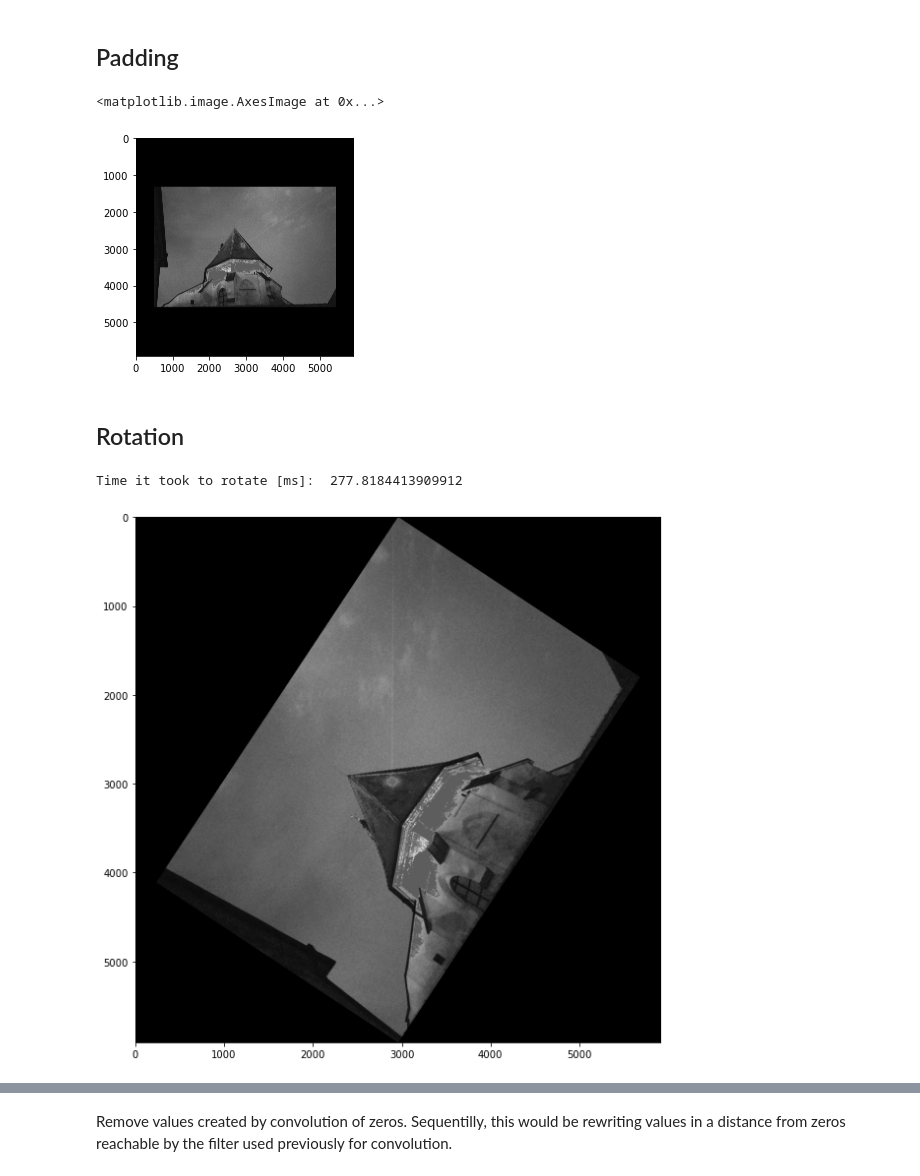
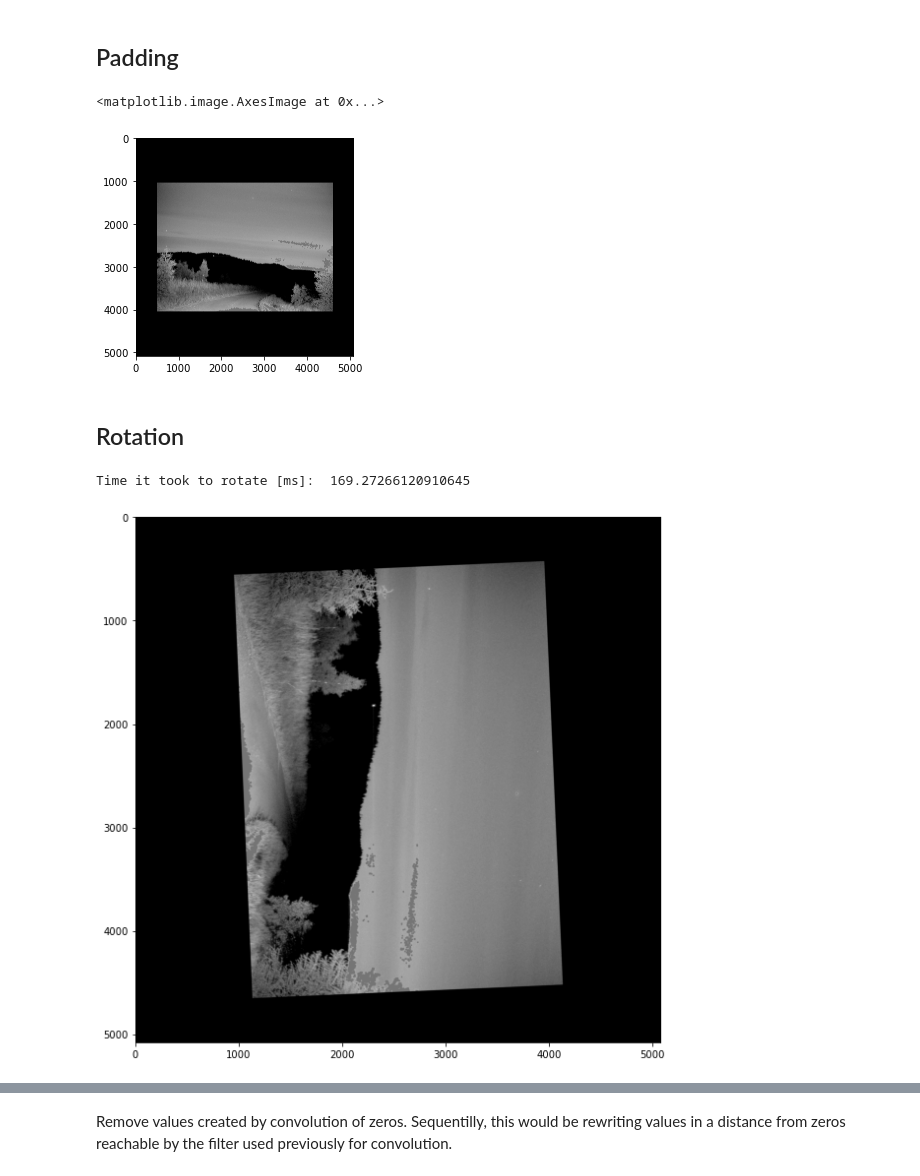
Before and after one commit to LadaOndris/apaler, a Jupyter notebook: detection/rotation.ipynb, the cells around one changed output, grey strips where cells are left out. Drawn from its saved outputs; the diff is of its cells as text; code cells hidden in the pictures.

```diff
--- a/detection/rotation.ipynb
+++ b/detection/rotation.ipynb
@@ -18,8 +19,9 @@ from math import sqrt
 from math import exp
 # %%
 #img = cv2.imread("../dataset/honor/1.jpg")
-img = cv2.imread("../dataset/images/DSC_2749.JPG")
-img = cv2.imread("../dataset/images/DSC_2757.JPG")
+img = cv2.imread("../dataset/4096-3000-max.png")
+# img = img[1000:2000, 1200:2000]
+#img = cv2.imread("../dataset/images/DSC_2757.JPG")
 # img = cv2.resize(img, [1600, 1060])
 img = cv2.cvtColor(img, cv2.COLOR_BGR2RGB)
 plt.imshow(img)
@@ -30,8 +32,9 @@ img.shape
 # %%
-gray = cv2.cvtColor(img, cv2.COLOR_RGB2GRAY)
+# gray = cv2.cvtColor(img, cv2.COLOR_RGB2GRAY)
+gray = img[:, :, 1]
 fig, ax = plt.subplots(figsize=(10,8))
 ax.imshow(gray, cmap='gray')
 fig.tight_layout()
-fig.savefig("../files/honor/1_gray.png")
+fig.savefig("../files/rotations/1_gray.png")
 gray.shape
 # %% [output]
@@ -39,0 +43,8 @@ gray.shape
+# %%
+# Remove noise
+blurred = cv2.medianBlur(gray, 5)
+fig, ax = plt.subplots(figsize=(10,8))
+ax.imshow(blurred, cmap='gray')
+fig.tight_layout()
+cv2.imwrite('blurred_image.png', blurred)
+gray = blurred
@@ -98,9 +118,10 @@ fig.savefig("../files/honor/1_removed_extremes_cols.png")
 # %% [markdown]
 ## Removing high intensity regions using blob extraction
 # %%
+nobackgr = gray
 hp = np.percentile(nobackgr, 95)
 ret, thres = cv2.threshold(nobackgr, thresh=hp, maxval=255, type=cv2.THRESH_BINARY)
-binary = cv2.morphologyEx(thres, cv2.MORPH_OPEN, np.ones((7,7),np.uint8))
+binary = cv2.morphologyEx(thres, cv2.MORPH_OPEN, np.ones((13,13),np.uint8))
 #binary = cv2.morphologyEx(binary, cv2.MORPH_DILATE, np.ones((7,7),np.uint8))
 
 fig, ax = plt.subplots(figsize=(10,8))
@@ -135,26 +157,27 @@ padded = np.pad(removed_blobs, [[vertical_pad_half, vertical_pad_half],
 plt.imshow(padded, cmap='gray')
 # %% [output]
 <matplotlib.image.AxesImage at 0x...>
-[figure, old version]
+[figure, new version]
 # %% [markdown]
 ## Rotation
 # %%
 (h, w) = padded.shape[:2]
 (cX, cY) = (w // 2, h // 2)
 # 39.5
 # DSC -78
-rot_degrees = 56.5
+# 56.5
+rot_degrees = -87.5
 M = cv2.getRotationMatrix2D((cX, cY), rot_degrees, 1.0)
 start = time.time()
 rotated = cv2.warpAffine(padded, M, (w, h))
 print("Time it took to rotate [ms]: ", (time.time() - start) * 1000)
 fig, ax = plt.subplots(figsize=(10,8))
 ax.imshow(rotated, cmap='gray')
 fig.tight_layout()
-# fig.savefig("../files/honor/1_rotated.png")
+fig.savefig("../files/rotations/1_rotated.png")
 # %% [output]
-Time it took to rotate [ms]:  277.8184413909912
+Time it took to rotate [ms]:  169.27266120910645
-[figure, old version]
+[figure, new version]
 # %%
 rotated_copy = rotated.copy()
 rotated_copy = rotated_copy[:,:]
```
Also changed, not shown: parts of 26 cells of this notebook.
